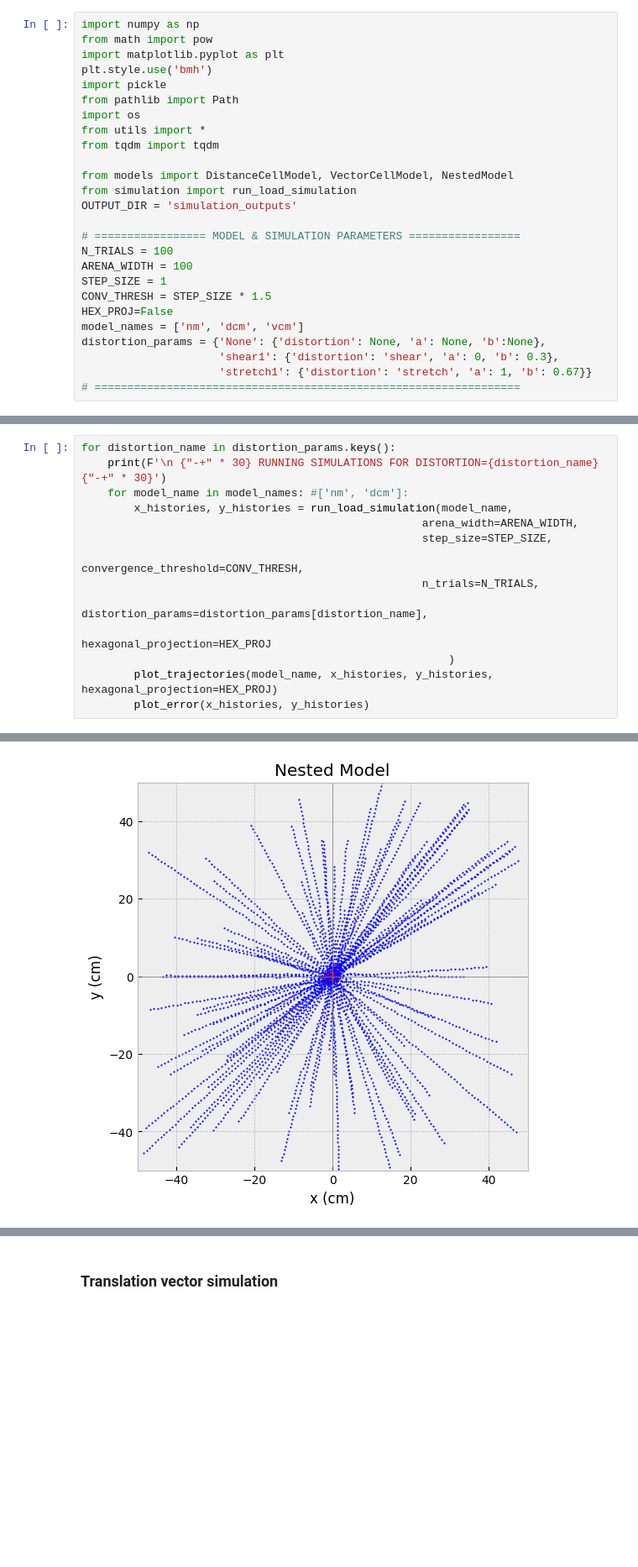
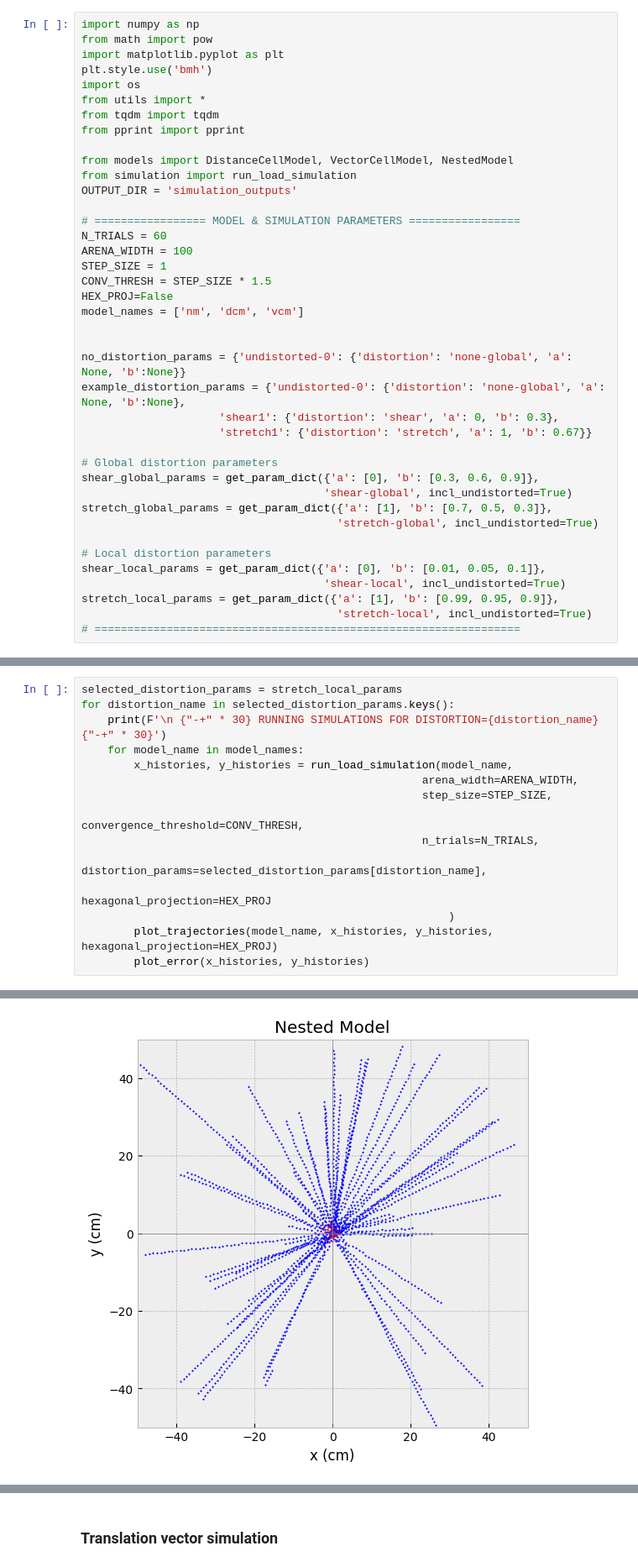
Before and after one commit to hectorleos/grid-cell-decoding, a Jupyter notebook: analysis_combinatorial.ipynb, the cells around one changed output, grey strips where cells are left out. Shown at 84% size. Cells and saved outputs as stored; diff of their text form; blank space fills up the shorter version.

Commit message:
Ran second round of simulations (local & global)

```diff
--- a/analysis_combinatorial.ipynb
+++ b/analysis_combinatorial.ipynb
@@ -3,24 +3,38 @@ import numpy as np
 from math import pow
 import matplotlib.pyplot as plt
 plt.style.use('bmh')
-import pickle
-from pathlib import Path
 import os
 from utils import *
 from tqdm import tqdm
+from pprint import pprint
 
 from models import DistanceCellModel, VectorCellModel, NestedModel
 from simulation import run_load_simulation
 OUTPUT_DIR = 'simulation_outputs'
 
 # ================= MODEL & SIMULATION PARAMETERS =================
-N_TRIALS = 100
+N_TRIALS = 60
 ARENA_WIDTH = 100
 STEP_SIZE = 1
 CONV_THRESH = STEP_SIZE * 1.5
 HEX_PROJ=False
 model_names = ['nm', 'dcm', 'vcm']
-distortion_params = {'None': {'distortion': None, 'a': None, 'b':None},
+
+
+no_distortion_params = {'undistorted-0': {'distortion': 'none-global', 'a': None, 'b':None}}
+example_distortion_params = {'undistorted-0': {'distortion': 'none-global', 'a': None, 'b':None},
                      'shear1': {'distortion': 'shear', 'a': 0, 'b': 0.3},
                      'stretch1': {'distortion': 'stretch', 'a': 1, 'b': 0.67}}
+
+# Global distortion parameters
+shear_global_params = get_param_dict({'a': [0], 'b': [0.3, 0.6, 0.9]},
+                                     'shear-global', incl_undistorted=True)
+stretch_global_params = get_param_dict({'a': [1], 'b': [0.7, 0.5, 0.3]},
+                                       'stretch-global', incl_undistorted=True)
+
+# Local distortion parameters
+shear_local_params = get_param_dict({'a': [0], 'b': [0.01, 0.05, 0.1]},
+                                     'shear-local', incl_undistorted=True)
+stretch_local_params = get_param_dict({'a': [1], 'b': [0.99, 0.95, 0.9]},
+                                       'stretch-local', incl_undistorted=True)
 # =================================================================
@@ -27,13 +53,14 @@ distortion_params = {'None': {'distortion': None, 'a': None, 'b':None},
 # %%
-for distortion_name in distortion_params.keys():
+selected_distortion_params = stretch_local_params
+for distortion_name in selected_distortion_params.keys():
     print(F'\n {"-+" * 30} RUNNING SIMULATIONS FOR DISTORTION={distortion_name} {"-+" * 30}')
-    for model_name in model_names: #['nm', 'dcm']:
+    for model_name in model_names:
         x_histories, y_histories = run_load_simulation(model_name,
                                                     arena_width=ARENA_WIDTH,
                                                     step_size=STEP_SIZE,
                                                     convergence_threshold=CONV_THRESH,
                                                     n_trials=N_TRIALS,
-                                                    distortion_params=distortion_params[distortion_name],
+                                                    distortion_params=selected_distortion_params[distortion_name],
                                                     hexagonal_projection=HEX_PROJ
                                                         )
         plot_trajectories(model_name, x_histories, y_histories, hexagonal_projection=HEX_PROJ)
@@ -44 +71 @@ Loading simulation data from simulation_outputs/nm_trials-100_undistorted.pkl
-[figure, old version]
+[figure, new version]
```
Also changed, not shown: parts of 7 cells of this notebook, 51 other files.
